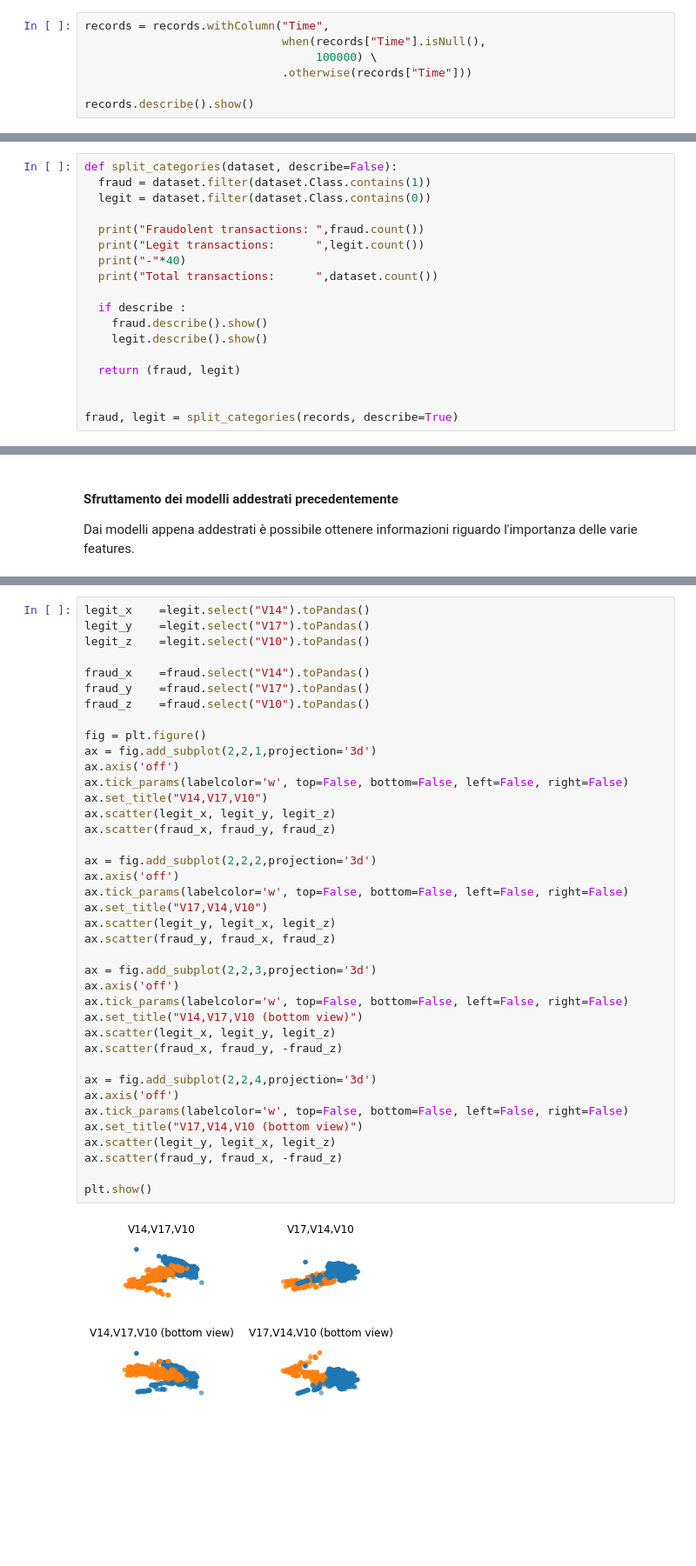
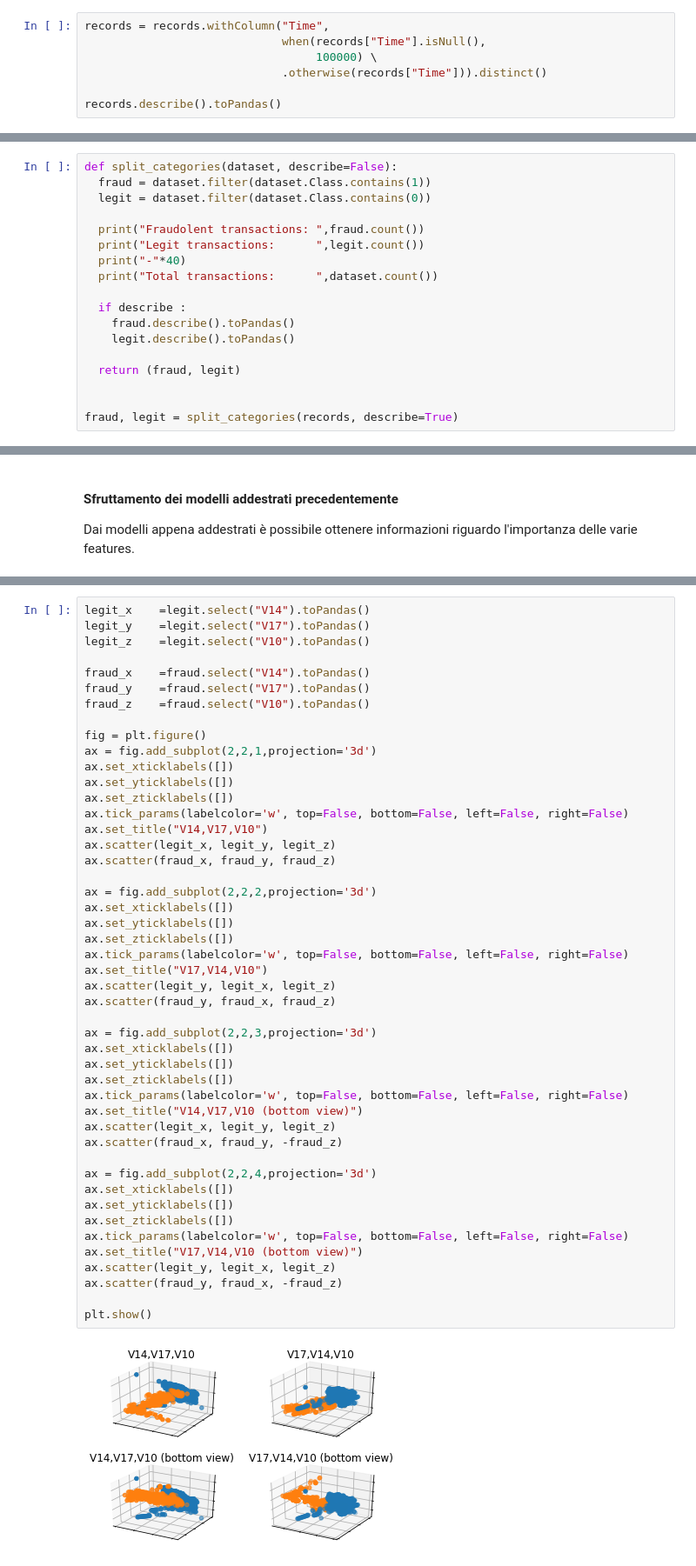
Before and after one commit to Andrea-Augello/Credit-Card-Fraud-Detection, a Jupyter notebook: CardFraud.ipynb, the cells around one changed output, grey strips where cells are left out. Shown: that part at 87% size. Drawn from its saved outputs; the diff is of its cells as text; blank space fills up the shorter version.

```diff
--- a/CardFraud.ipynb
+++ b/CardFraud.ipynb
@@ -155,7 +163,7 @@ Essendoci soltanto una riga con tempo nullo possiamo utilizzare la trasformazion
 records = records.withColumn("Time",
                              when(records["Time"].isNull(),
                                   100000) \
-                             .otherwise(records["Time"]))
+                             .otherwise(records["Time"])).distinct()
 
-records.describe().show()
+records.describe().toPandas()
 # %% [output]
@@ -181,8 +189,8 @@ def split_categories(dataset, describe=False):
   print("Total transactions:      ",dataset.count())
 
   if describe :
-    fraud.describe().show()
-    legit.describe().show()
+    fraud.describe().toPandas()
+    legit.describe().toPandas()
 
   return (fraud, legit)
 
@@ -509,36 +727,44 @@ fraud_x    =fraud.select("V14").toPandas()
 fraud_y    =fraud.select("V17").toPandas()
 fraud_z    =fraud.select("V10").toPandas()
 
 fig = plt.figure()
 ax = fig.add_subplot(2,2,1,projection='3d')
-ax.axis('off')
+ax.set_xticklabels([])
+ax.set_yticklabels([])
+ax.set_zticklabels([])
 ax.tick_params(labelcolor='w', top=False, bottom=False, left=False, right=False)
 ax.set_title("V14,V17,V10")
 ax.scatter(legit_x, legit_y, legit_z)
 ax.scatter(fraud_x, fraud_y, fraud_z)
 
 ax = fig.add_subplot(2,2,2,projection='3d')
-ax.axis('off')
+ax.set_xticklabels([])
+ax.set_yticklabels([])
+ax.set_zticklabels([])
 ax.tick_params(labelcolor='w', top=False, bottom=False, left=False, right=False)
 ax.set_title("V17,V14,V10")
 ax.scatter(legit_y, legit_x, legit_z)
 ax.scatter(fraud_y, fraud_x, fraud_z)
 
 ax = fig.add_subplot(2,2,3,projection='3d')
-ax.axis('off')
+ax.set_xticklabels([])
+ax.set_yticklabels([])
+ax.set_zticklabels([])
 ax.tick_params(labelcolor='w', top=False, bottom=False, left=False, right=False)
 ax.set_title("V14,V17,V10 (bottom view)")
 ax.scatter(legit_x, legit_y, legit_z)
 ax.scatter(fraud_x, fraud_y, -fraud_z)
 
 ax = fig.add_subplot(2,2,4,projection='3d')
-ax.axis('off')
+ax.set_xticklabels([])
+ax.set_yticklabels([])
+ax.set_zticklabels([])
 ax.tick_params(labelcolor='w', top=False, bottom=False, left=False, right=False)
 ax.set_title("V17,V14,V10 (bottom view)")
 ax.scatter(legit_y, legit_x, legit_z)
 ax.scatter(fraud_y, fraud_x, -fraud_z)
 
 plt.show()
 # %% [output]
-[figure, old version]
+[figure, new version]
 # %% [markdown]
```
Also changed, not shown: parts of 36 cells of this notebook.
